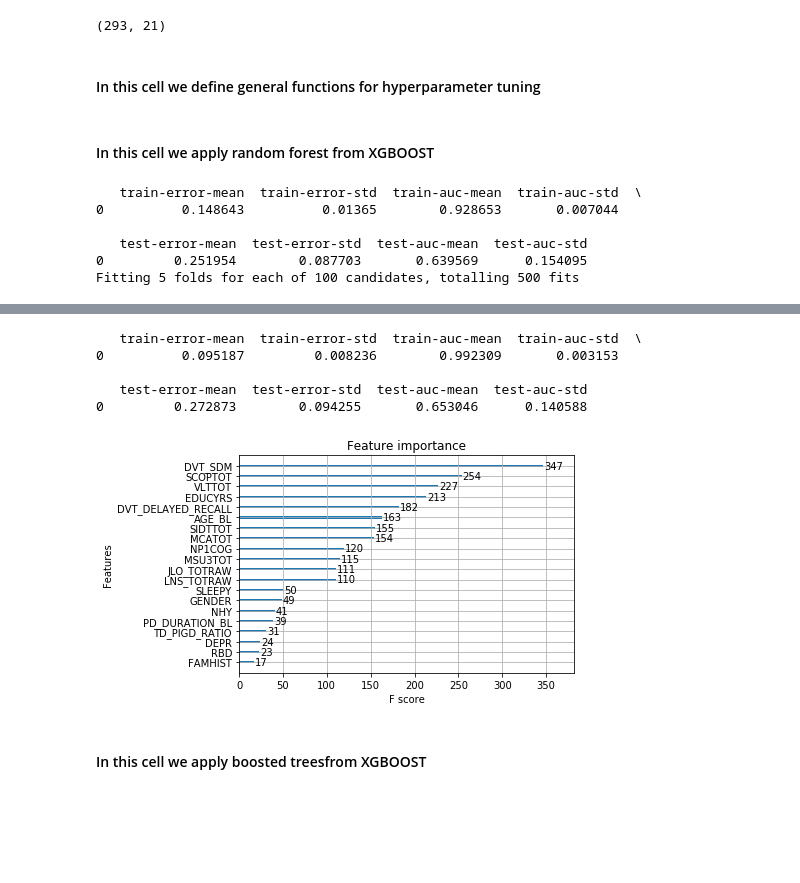
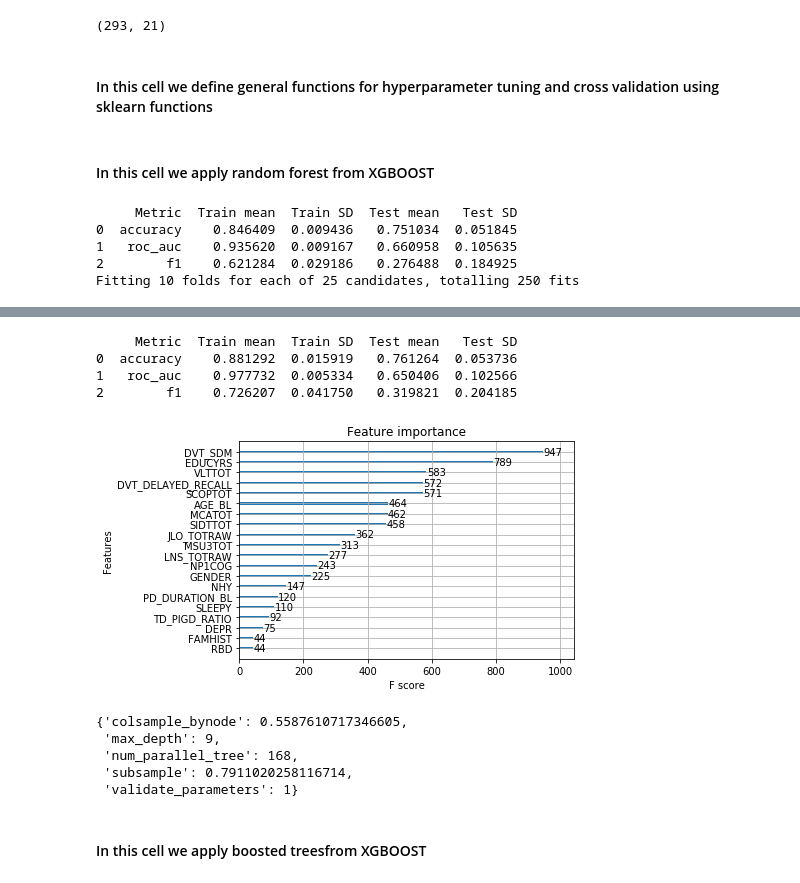
Before and after one commit to Tjersland/Master_2020_Prediction_of_Psychosis_in_Parkinsons_Patients_using_Machine_learning, a Jupyter notebook: Models_BL.ipynb, the cells around one changed output, grey strips where cells are left out. Drawn from its saved outputs; the diff is of its cells as text; code cells hidden in the pictures; blank space fills up the shorter version.

Commit message:
Added CV_Report function

```diff
--- a/Models_BL.ipynb
+++ b/Models_BL.ipynb
@@ -67,5 +68,5 @@ print(train.shape)
 # %% [output]
 (293, 21)
 # %% [markdown]
-#### In this cell we define general functions for hyperparameter tuning
+#### In this cell we define general functions for hyperparameter tuning and cross validation using sklearn functions
 # %%
@@ -103,39 +135,38 @@ dtrain = xgb.DMatrix(train, label = Y)
 #Random Forest
 params = {
   'colsample_bynode': 0.8,
+    'n_estimators' : 1,
   'learning_rate': 1,
   'max_depth': 5,
   'num_parallel_tree': 100,
   'objective': 'binary:logistic',
   'subsample': 0.8,
-  'tree_method': 'auto'
 }
 
-cv_results_RF = xgb.cv(params, dtrain = dtrain, num_boost_round=1, nfold = 10, as_pandas = True, seed = 1, metrics = ["error", "auc"])
-print(cv_results_RF)
+clf_xgb = XGBClassifier(**params)
+CV_report(clf_xgb, train, Y, 10, ["accuracy", "roc_auc", "f1"])
 
 clf_xgb = XGBClassifier(objective = 'binary:logistic', n_estimators = 1, learning_rate = 1)
-param_dist = {'colsample_bynode': stats.uniform(0.5, 0.45),
+param_dist = { 'colsample_bynode': stats.uniform(0.5, 0.45),
               'max_depth': [3, 4, 5, 6, 7, 8, 9],
               'subsample': stats.uniform(0.3, 0.6),
               'num_parallel_tree': stats.randint(50,200)
              }
 
-results = randomized_tuning(train,Y,clf_xgb, param_dist, 5, 50, ["f1","roc_auc"], "roc_auc")
+results = randomized_tuning(train,Y,clf_xgb, param_dist, 10, 25, ["accuracy","f1","roc_auc"], "accuracy")
 params = results.best_params_
 
-cv_results_RF = xgb.cv(params, dtrain = dtrain, num_boost_round=1, nfold = 10, as_pandas = True, seed = 1, metrics = ["error", "auc"])
-print(cv_results_RF)
+clf_xgb = XGBClassifier(**params, objective = 'binary:logistic', n_estimators = 1, learning_rate = 1)
+CV_report(clf_xgb, train, Y, 10, ["accuracy","roc_auc", "f1"])
 
 
 model_RF = xgb.train(params, dtrain, num_boost_round=1)
 xgb.plot_importance(model_RF)
 pyplot.show()
 # %% [output]
-   train-error-mean  train-error-std  train-auc-mean  train-auc-std  \
-0          0.148643          0.01365        0.928653       0.007044
-
-   test-error-mean  test-error-std  test-auc-mean  test-auc-std
-0         0.251954        0.087703       0.639569      0.154095
-Fitting 5 folds for each of 100 candidates, totalling 500 fits
+     Metric  Train mean  Train SD  Test mean   Test SD
+0  accuracy    0.846409  0.009436   0.751034  0.051845
+1   roc_auc    0.935620  0.009167   0.660958  0.105635
+2        f1    0.621284  0.029186   0.276488  0.184925
+Fitting 10 folds for each of 25 candidates, totalling 250 fits
 [Parallel(n_jobs=-1)]: Using backend LokyBackend with 8 concurrent workers.
@@ -145,8 +181,15 @@ Fitting 5 folds for each of 100 candidates, totalling 500 fits
-   train-error-mean  train-error-std  train-auc-mean  train-auc-std  \
-0          0.095187         0.008236        0.992309       0.003153
-
-   test-error-mean  test-error-std  test-auc-mean  test-auc-std
-0         0.272873        0.094255       0.653046      0.140588
+     Metric  Train mean  Train SD  Test mean   Test SD
+0  accuracy    0.881292  0.015919   0.761264  0.053736
+1   roc_auc    0.977732  0.005334   0.650406  0.102566
+2        f1    0.726207  0.041750   0.319821  0.204185
-[figure, old version]
+[figure, new version]
+# %%
+results.best_params_
+# %% [output]
+{'colsample_bynode': 0.5587610717346605,
+ 'max_depth': 9,
+ 'num_parallel_tree': 168,
+ 'subsample': 0.7911020258116714,
+ 'validate_parameters': 1}
 # %% [markdown]
 #### In this cell we apply boosted treesfrom XGBOOST
```
Also changed, not shown: parts of 5 cells of this notebook, 1 other file.
